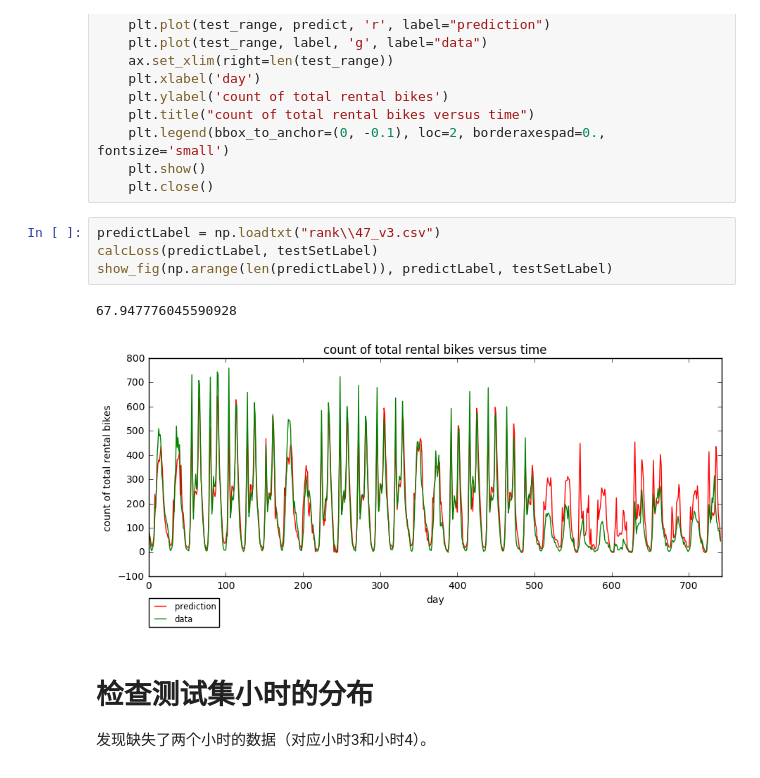
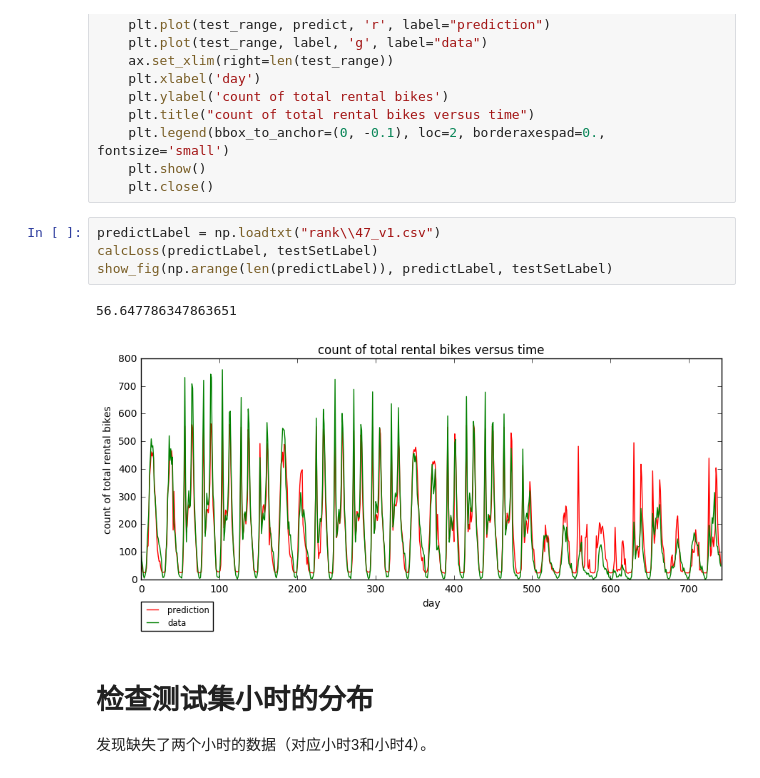
Before and after one commit to linzch3/Open-Course-Learning, a Jupyter notebook: A04.Artificial Intelligence - SYSU - RYH/Project/regression/Rank checking.ipynb, the cells around one changed output. Drawn from its saved outputs; the diff is of its cells as text.

```diff
--- a/A04.Artificial Intelligence - SYSU - RYH/Project/regression/Rank checking.ipynb
+++ b/A04.Artificial Intelligence - SYSU - RYH/Project/regression/Rank checking.ipynb
@@ -48,12 +48,12 @@ def show_fig(test_range, predict, label):
     plt.show()
     plt.close()
 # %%
-predictLabel = np.loadtxt("rank\\47_v3.csv")
+predictLabel = np.loadtxt("rank\\47_v1.csv")
 calcLoss(predictLabel, testSetLabel)
 show_fig(np.arange(len(predictLabel)), predictLabel, testSetLabel)
 # %% [output]
-67.947776045590928
+56.647786347863651
-[figure, old version]
+[figure, new version]
 # %% [markdown]
 # 检查测试集小时的分布
 
```
Also changed, not shown: 11 other files.
